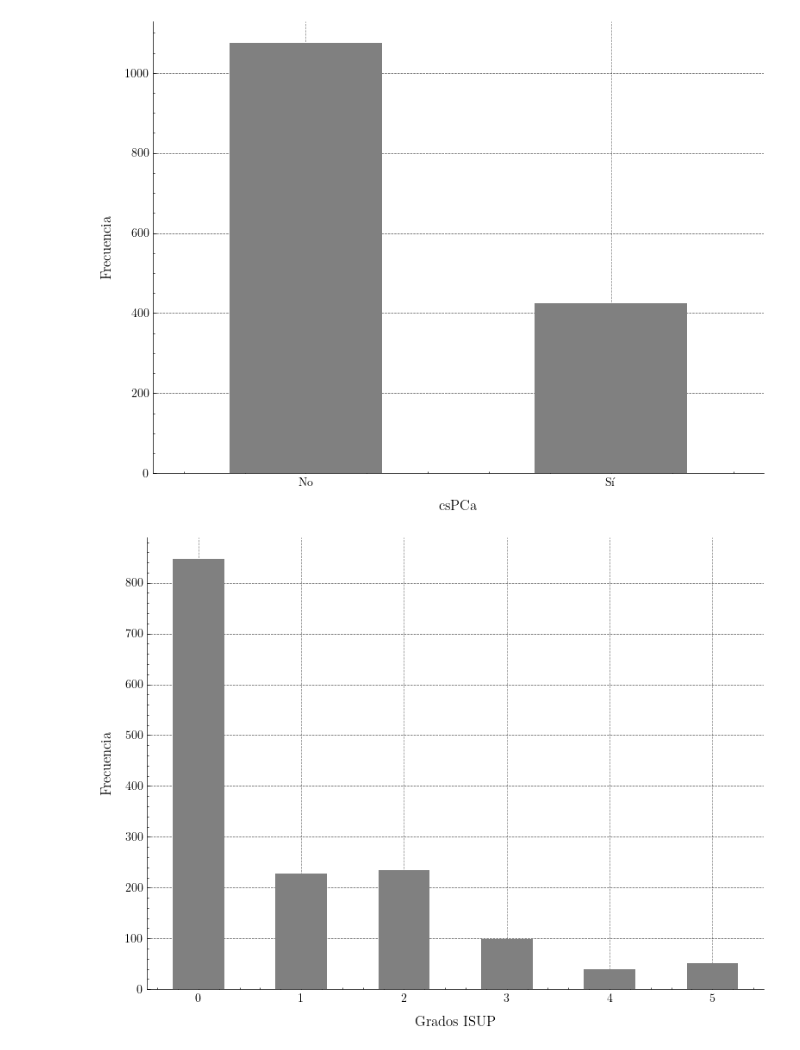
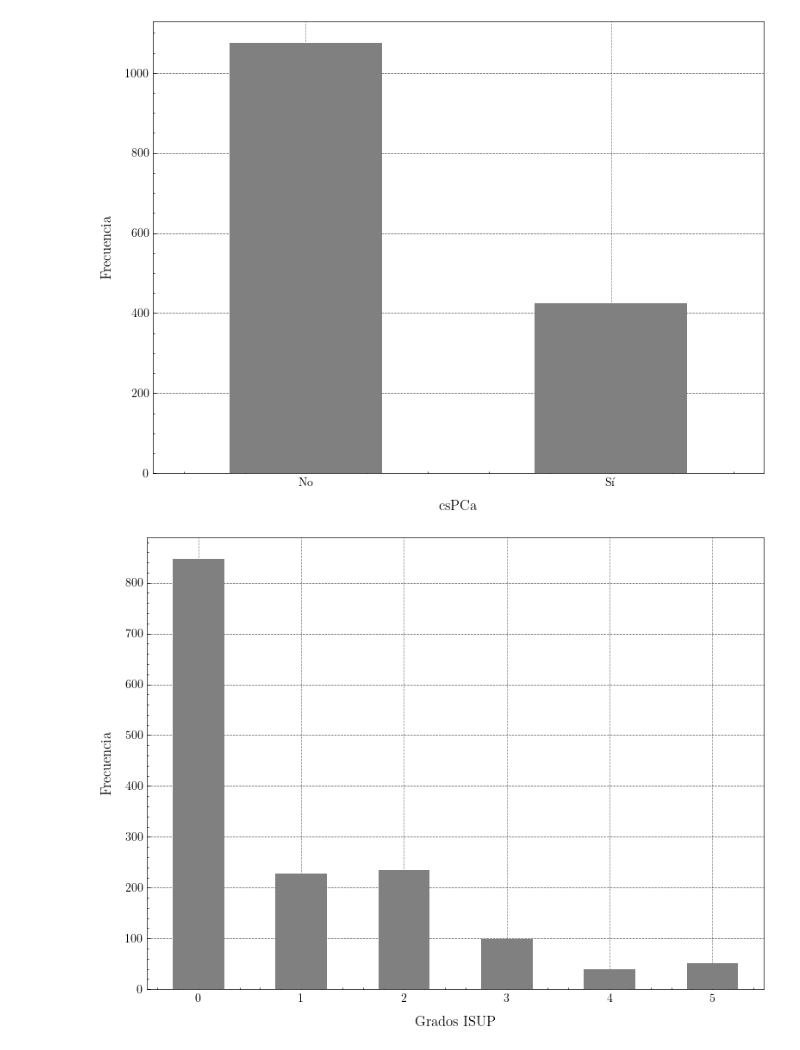
Before and after one commit to jose-valero-sanchis/prostate_cancer_TFG, a Jupyter notebook: data_analysis/clinical_data.ipynb, the cells around one changed output. Drawn from its saved outputs; the diff is of its cells as text; code cells hidden in the pictures.

```diff
--- a/data_analysis/clinical_data.ipynb
+++ b/data_analysis/clinical_data.ipynb
@@ -12,24 +12,24 @@ df = pd.read_csv("../../data/labels/clinical_information/marksheet.csv")
 # %%
 csPCa_counts = df['case_csPCa'].value_counts()
 
 fig, ax = plt.subplots(figsize=(8, 6))
 csPCa_counts.plot(kind='bar', color='gray', ax=ax)
 
 ax.set_xlabel('csPCa', fontsize=12, weight='bold', labelpad=10)
 ax.set_ylabel('Frecuencia', fontsize=12, weight='bold', labelpad=10)
 ax.set_xticks(range(len(csPCa_counts)))
 ax.set_xticklabels(['No', 'Sí'], rotation=0, fontsize=10)
 ax.tick_params(axis='y', labelsize=10)
 ax.grid(axis='y', linestyle='--', linewidth=0.5, alpha=0.7)
-ax.spines['top'].set_visible(False)
-ax.spines['right'].set_visible(False)
+# ax.spines['top'].set_visible(False)
+# ax.spines['right'].set_visible(False)
 ax.tick_params(top=False, right=False, which = 'both')
 
 fig.tight_layout()
 plt.savefig('results/distribucion_csPCa.png', dpi=300, bbox_inches='tight')
 plt.show()
 # %% [output]
-[figure, old version]
+[figure, new version]
 # %%
 isup_counts = df['case_ISUP'].value_counts().reindex(range(6), fill_value=0)
 
@@ -42,12 +42,12 @@ ax.set_xticks(range(len(isup_counts)))
 ax.set_xticklabels([str(i) for i in range(6)], rotation=0, fontsize=10)
 ax.tick_params(axis='y', labelsize=10)
 ax.grid(axis='y', linestyle='--', linewidth=0.5, alpha=0.7)
-ax.spines['top'].set_visible(False)
-ax.spines['right'].set_visible(False)
+# ax.spines['top'].set_visible(False)
+# ax.spines['right'].set_visible(False)
 ax.tick_params(top=False, right=False, which='both')
 
 fig.tight_layout()
 plt.savefig('results/distribucion_case_ISUP.png', dpi=300, bbox_inches='tight')
 plt.show()
 # %% [output]
-[figure, old version]
+[figure, new version]
```
Also changed, not shown: 3 other files.
